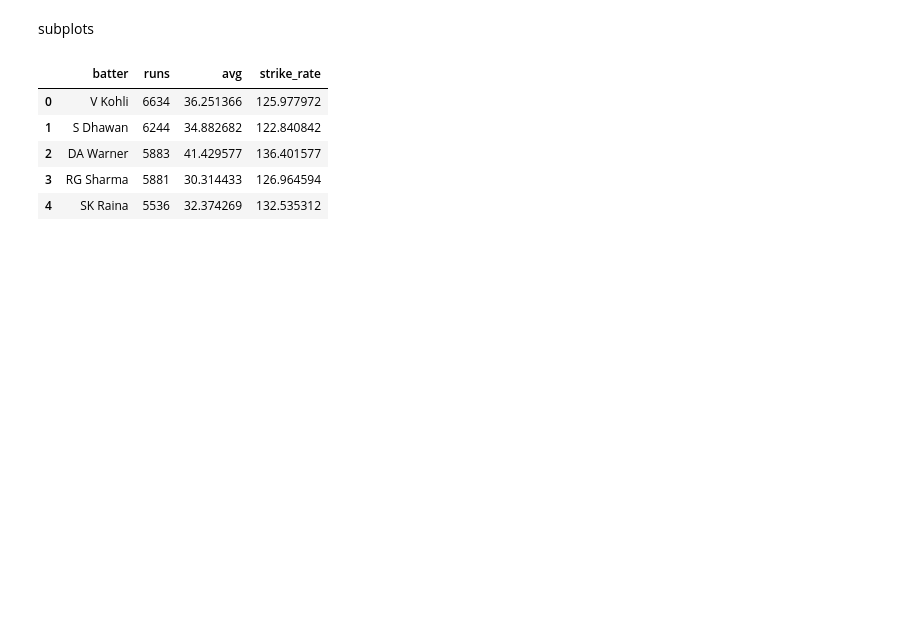
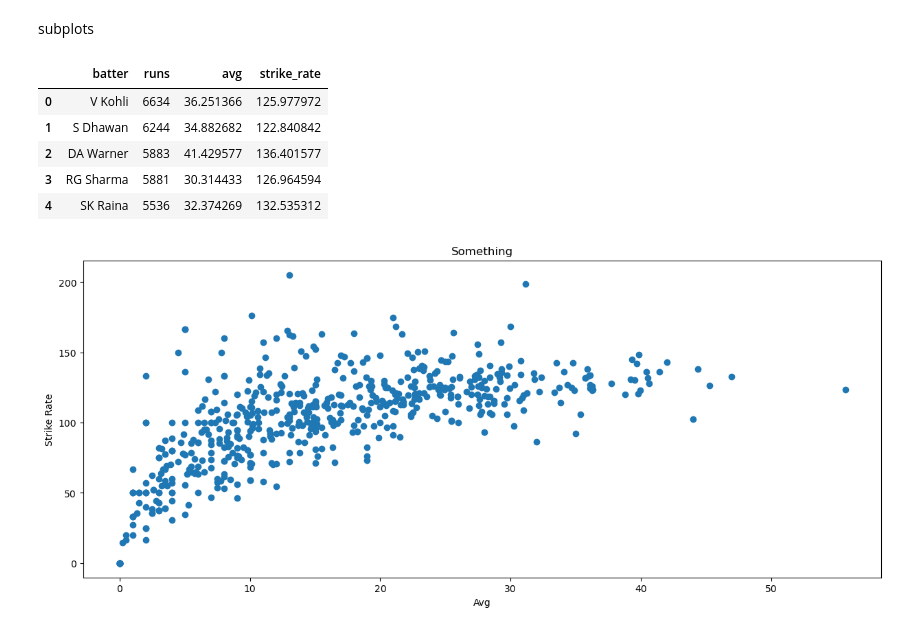
Before and after one commit to rakeshtunasahu/All-about-Python-basic-OOPs-libraries-, a Jupyter notebook: Advanced_matplotlib/Subplots_matplotlib.ipynb, the cells around one changed output. Drawn from its saved outputs; the diff is of its cells as text; code cells hidden in the pictures; blank space fills up the shorter version.

```diff
--- a/Advanced_matplotlib/Subplots_matplotlib.ipynb
+++ b/Advanced_matplotlib/Subplots_matplotlib.ipynb
@@ -15,3 +15,13 @@ batters.head()
 | 2 | DA Warner | 5883 | 41.429577 | 136.401577 |
 | 3 | RG Sharma | 5881 | 30.314433 | 126.964594 |
 | 4 | SK Raina | 5536 | 32.374269 | 132.535312 |
+# %%
+plt.figure(figsize=(15,6))
+plt.scatter(batters['avg'],batters['strike_rate'])
+plt.title('Something')
+plt.xlabel('Avg')
+plt.ylabel('Strike Rate')
+
+plt.show()
+# %% [output]
+[figure, added]
```
